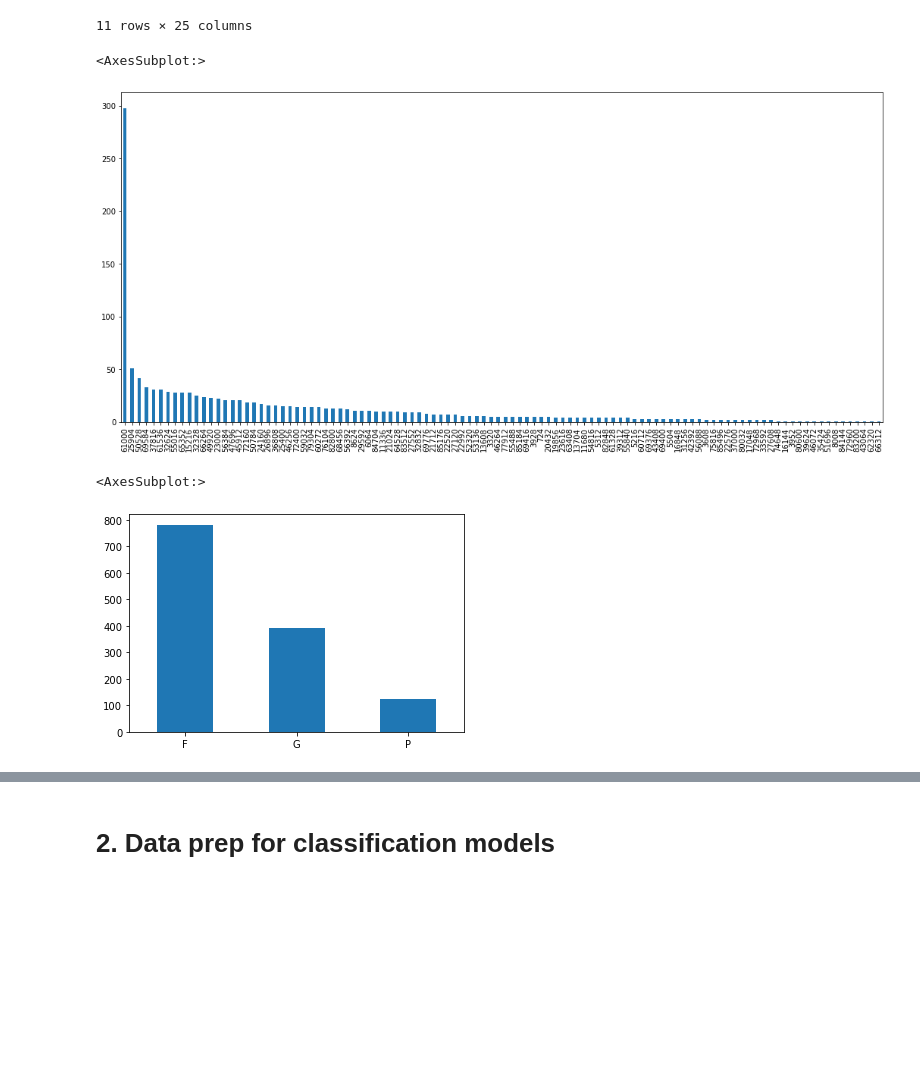
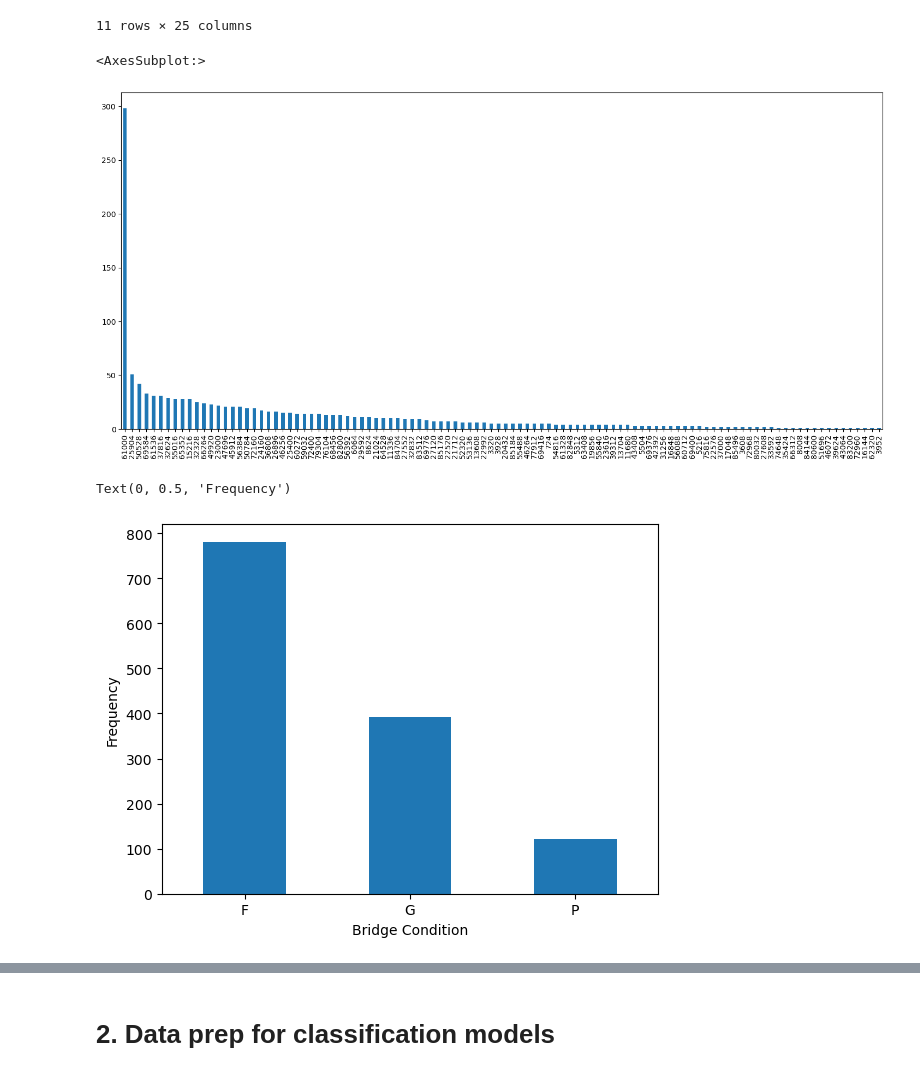
Before and after one commit to megan0422/DABPFinalProject, a Jupyter notebook: Bridge_Only_Classification_Models_Final_with_oversampling.ipynb, the cells around one changed output, grey strips where cells are left out. Saved outputs shown, nothing was run; the diff lists cells and outputs as text; code cells hidden in the pictures; blank space fills up the shorter version.

```diff
--- a/Bridge_Only_Classification_Models_Final_with_oversampling.ipynb
+++ b/Bridge_Only_Classification_Models_Final_with_oversampling.ipynb
@@ -36,7 +36,7 @@ from collections import Counter
 from sklearn.model_selection import train_test_split #from imblearn import under_sampling, over_sampling
 # %%
 #Loading PA bridge dataset and filtering out bridges outside of Allegheny County
-PA22 = pd.read_csv("PA22.csv")
+PA22 = pd.read_csv("PA22 - PA22.csv")
 PA22_allegheny = PA22[PA22["COUNTY_CODE_003"] == 3]
 PA22_allegheny.head()
 # %% [output]
@@ -282,15 +282,18 @@ Bridges_class_norm.describe(include='all')
 | max | 85496.00000 | 1.000000 | 1.000000 | 1.000000 | 1.000000 | ... |
 11 rows × 25 columns
 # %%
-Bridges_class_norm['PLACE_CODE_004'].value_counts().plot(kind='bar', figsize=(18,8)) #Number of bridges by municipality
+Bridges_class_norm['PLACE_CODE_004'].value_counts().plot(kind='bar', figsize=(18,8)) #Number of bridges by place code
 # %% [output]
 <AxesSubplot:>
-[figure, old version]
+[figure, new version]
 # %%
-Bridges_class_norm['BRIDGE_CONDITION'].value_counts().plot.bar(rot=0) #bridges by condition
+#plt.figure(figsize=(8,8))
+fig = Bridges_class_norm['BRIDGE_CONDITION'].value_counts().plot.bar(rot=0) #bridges by condition
+fig.set_xlabel("Bridge Condition")
+fig.set_ylabel("Frequency")
 # %% [output]
-<AxesSubplot:>
+Text(0, 0.5, 'Frequency')
-[figure, old version]
+[figure, new version]
 # %%
 poor_bridges = Bridges_class_norm.loc[Bridges_class_norm['BRIDGE_CONDITION'] == 'P'] #bridges with poor bridge condition rating
 poor_bridges['PLACE_CODE_004'].value_counts().plot(kind='bar', figsize=(16,8)) #poor bridges by place (FIPS municipality code)
```
Also changed, not shown: parts of 13 cells of this notebook.
